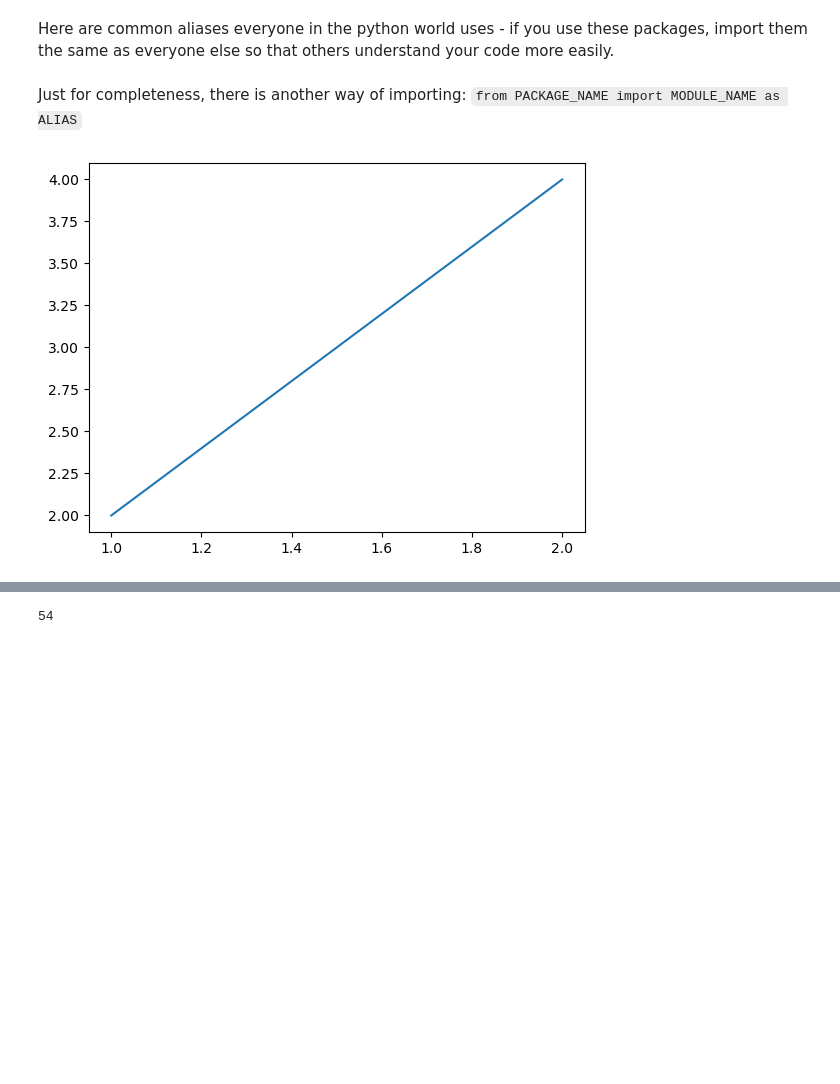
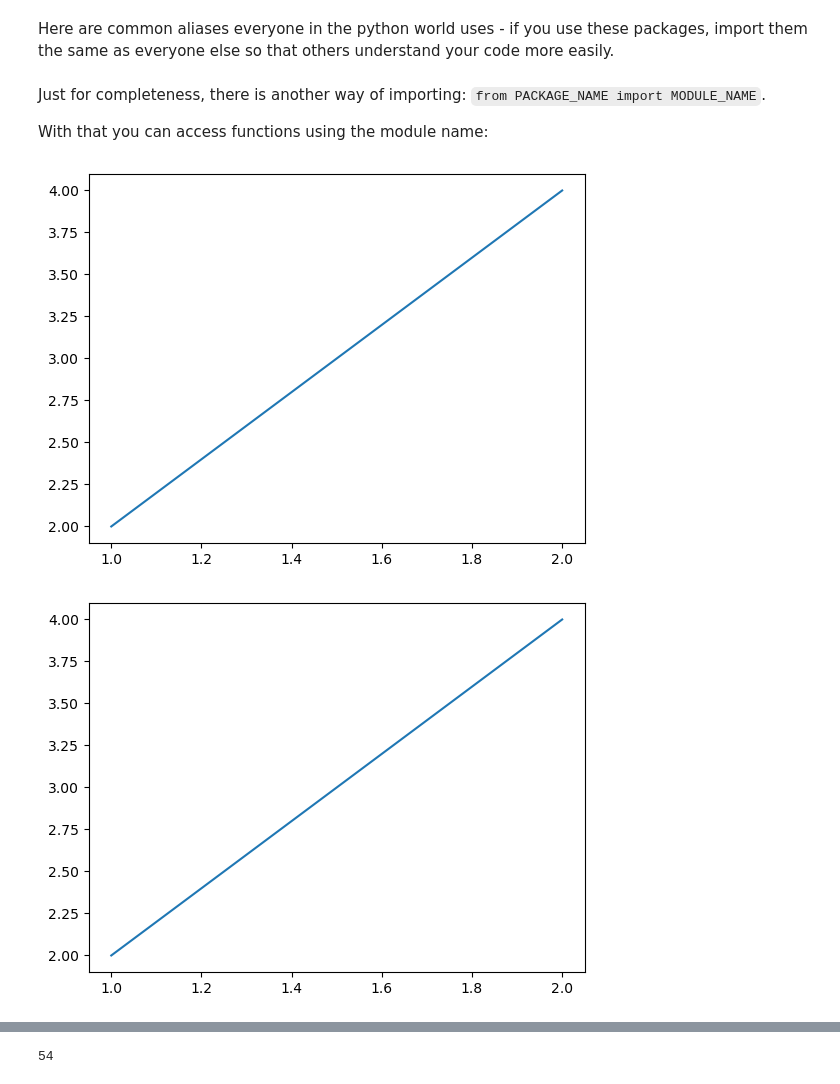
Before and after one commit to janclemenslab/neu715, a Jupyter notebook: docs/_sources/lectures/lecture 2/2.05_imports.ipynb, the cells around one changed output, grey strips where cells are left out. Cells and saved outputs as stored; diff of their text form; code cells hidden in the pictures; blank space fills up the shorter version.

```diff
--- a/docs/_sources/lectures/lecture 2/2.05_imports.ipynb
+++ b/docs/_sources/lectures/lecture 2/2.05_imports.ipynb
@@ -70,11 +86,19 @@ import matplotlib.pyplot as plt
 # %% [markdown]
-Just for completeness, there is another way of importing: `from PACKAGE_NAME import MODULE_NAME as ALIAS`
+Just for completeness, there is another way of importing: `from PACKAGE_NAME import MODULE_NAME`.
+
+With that you can access functions using the module name:
 # %%
+from matplotlib import pyplot
+pyplot.plot([1, 2],[2, 4])
+pyplot.show()
+
+# Can also be combined with an alias
 from matplotlib import pyplot as plt22
 plt22.plot([1, 2],[2, 4])
 plt22.show()
 # %% [output]
 [figure]
+[figure, added]
 # %% [markdown]
 ### Importing your own code
 So far, everything happened inside a single notebook.
```
Also changed, not shown: parts of 10 cells of this notebook, 12 other files.
